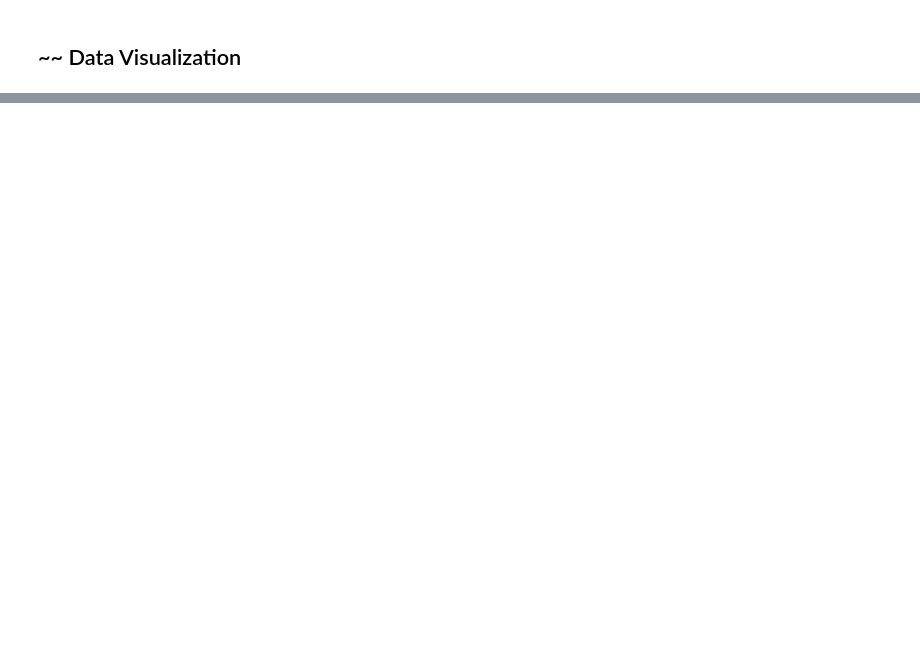
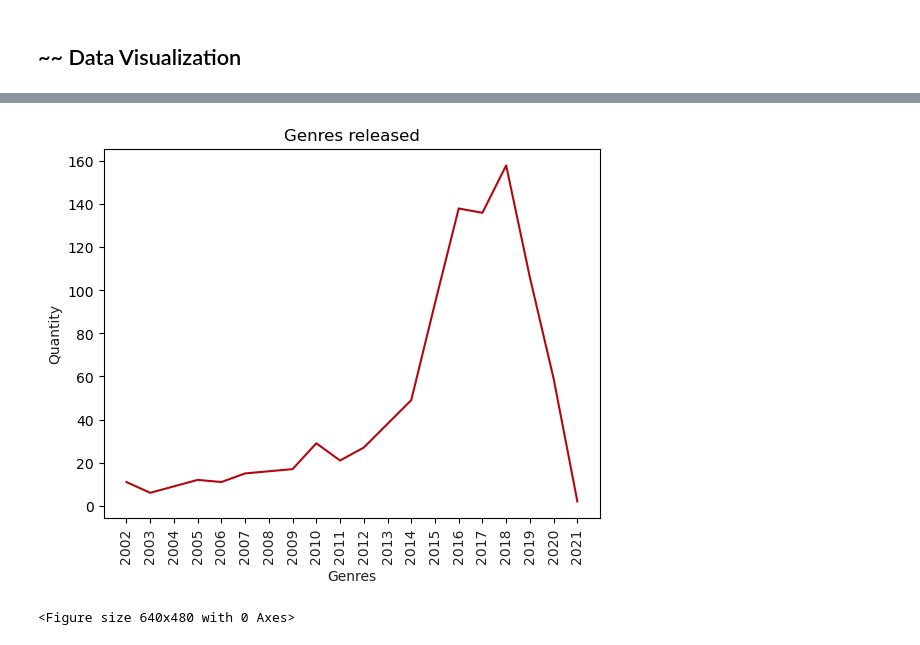
Before and after one commit to gulcan7414/uwa-dataanalytics-project1, a Jupyter notebook: project.ipynb, the cells around one changed output, grey strips where cells are left out. Saved outputs shown, nothing was run; the diff lists cells and outputs as text; code cells hidden in the pictures; blank space fills up the shorter version.

Commit message:
Charts

```diff
--- a/project.ipynb
+++ b/project.ipynb
@@ -228,2 +227,8 @@ df_Netflix_merged_country_genre.head()
 # %% [markdown]
 ## ~~ Data Visualization
+# %%
+Vis_Netflix = df_Netflix_merged_country_genre.loc[df_Netflix_merged_country_genre['country1'] != 'United States',:]
+Vis_Netflix_TV = Vis_Netflix.loc[Vis_Netflix['type'] == 'TV Show',:]
+Vis_Netflix_Movie = Vis_Netflix.loc[Vis_Netflix['type'] == 'Movie',:]
+Vis_Netflix_Drama = Vis_Netflix.loc[Vis_Netflix['genre1'] == 'Dramas',:]
+Vis_Netflix_Drama
@@ -229,0 +249,14 @@ df_Netflix_merged_country_genre.head()
+# %%
+Vis_drama_year = Vis_Netflix_Drama['release_year'].value_counts().reset_index().sort_values(by='index').tail(20)
+netflix_colors = ['#221f1f', '#b20710']
+
+plt.plot(Vis_drama_year['index'], Vis_drama_year['release_year'], color=netflix_colors[1])
+plt.title('Genres released')
+plt.xlabel('Genres', color = netflix_colors[0])
+plt.ylabel('Quantity', color = netflix_colors[0])
+plt.xticks(Vis_drama['index'].astype(int), rotation=90, color=netflix_colors[0])
+plt.show()
+plt.tight_layout()
+# %% [output]
+[figure, added]
+<Figure size 640x480 with 0 Axes>
```
Also changed, not shown: parts of 8 cells of this notebook.
